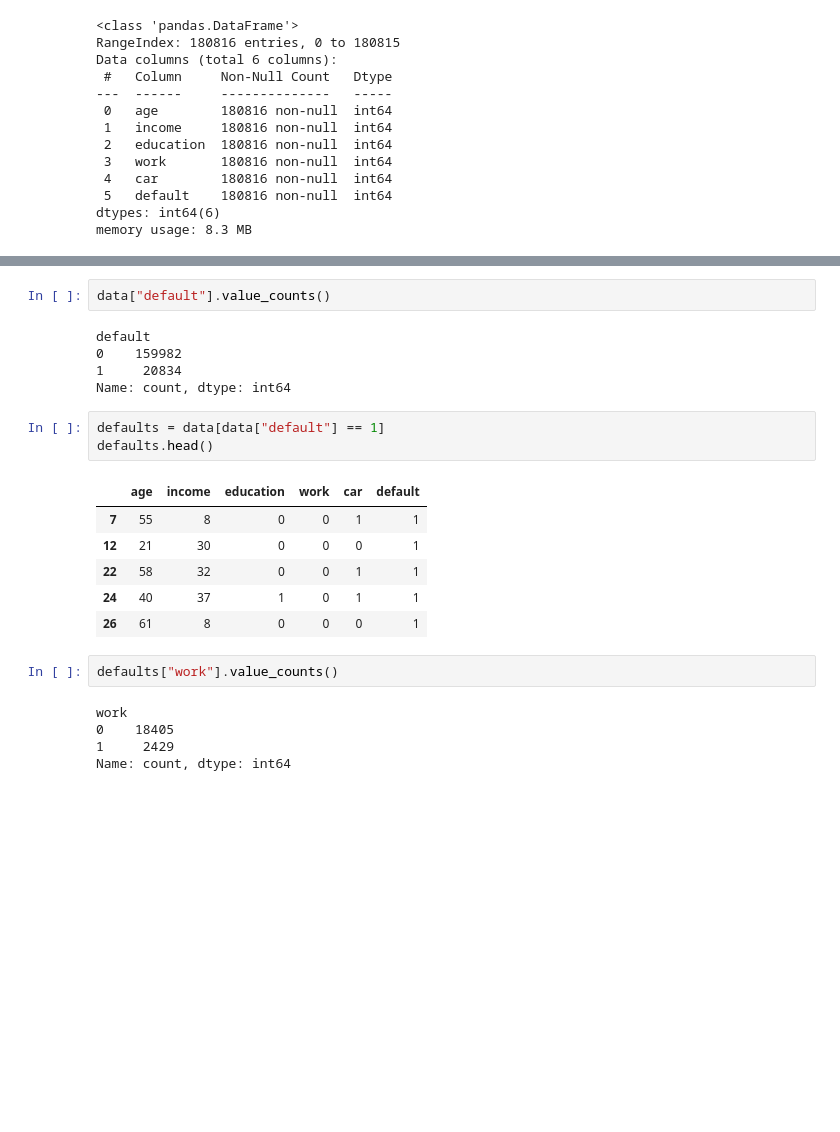
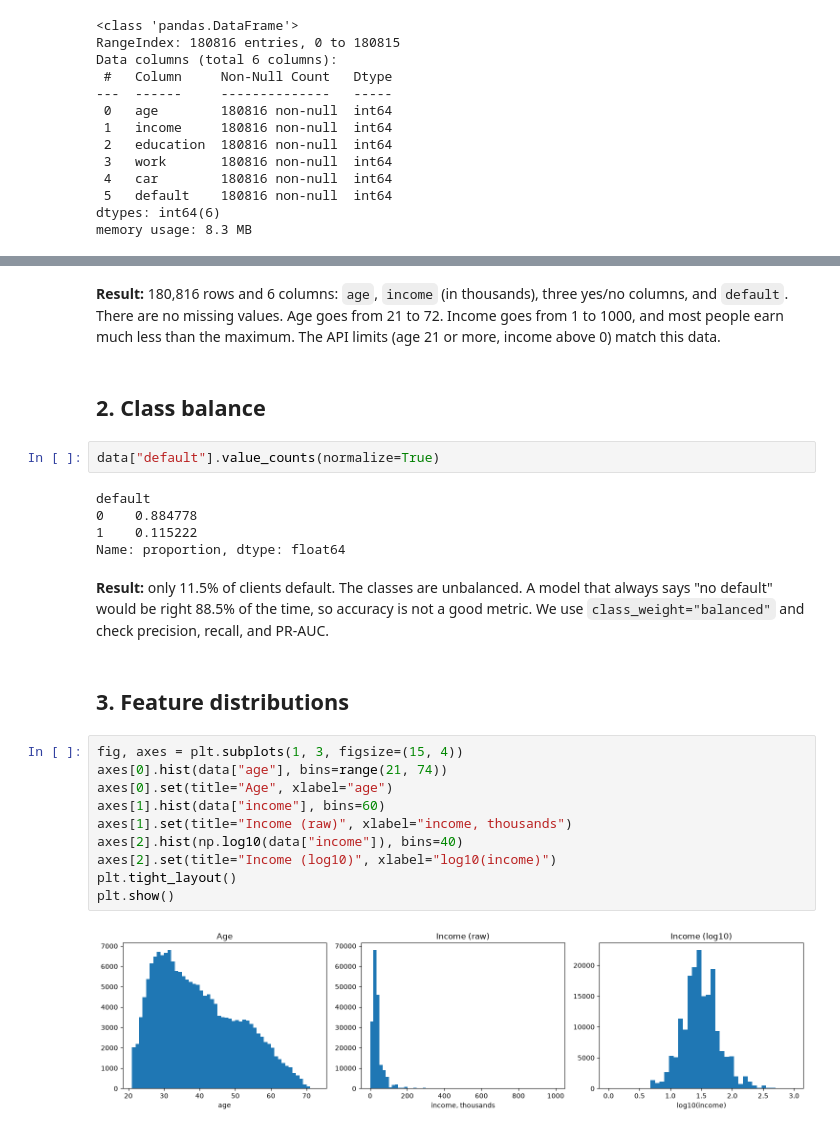
Before and after one commit to yatoenough/credit_scoring, a Jupyter notebook: notebooks/eda.ipynb, the cells around one changed output, grey strips where cells are left out. Cells and saved outputs as stored; diff of their text form; blank space fills up the shorter version.

```diff
--- a/notebooks/eda.ipynb
+++ b/notebooks/eda.ipynb
@@ -31,25 +62,28 @@ memory usage: 8.3 MB
+# %% [markdown]
+**Result:** 180,816 rows and 6 columns: `age`, `income` (in thousands), three yes/no columns, and `default`. There are no missing values. Age goes from 21 to 72. Income goes from 1 to 1000, and most people earn much less than the maximum. The API limits (age 21 or more, income above 0) match this data.
+# %% [markdown]
+## 2. Class balance
 # %%
-data["default"].value_counts()
+data["default"].value_counts(normalize=True)
 # %% [output]
 default
-0    159982
-1     20834
-Name: count, dtype: int64
+0    0.884778
+1    0.115222
+Name: proportion, dtype: float64
-# %%
-defaults = data[data["default"] == 1]
-defaults.head()
-# %% [output]
-|  | age | income | education | work | car | default |
-| 7 | 55 | 8 | 0 | 0 | 1 | 1 |
-| 12 | 21 | 30 | 0 | 0 | 0 | 1 |
-| 22 | 58 | 32 | 0 | 0 | 1 | 1 |
-| 24 | 40 | 37 | 1 | 0 | 1 | 1 |
-| 26 | 61 | 8 | 0 | 0 | 0 | 1 |
-# %%
-defaults["work"].value_counts()
-# %% [output]
-work
-0    18405
-1     2429
-Name: count, dtype: int64
+# %% [markdown]
+**Result:** only 11.5% of clients default. The classes are unbalanced. A model that always says "no default" would be right 88.5% of the time, so accuracy is not a good metric. We use `class_weight="balanced"` and check precision, recall, and PR-AUC.
+# %% [markdown]
+## 3. Feature distributions
+# %%
+fig, axes = plt.subplots(1, 3, figsize=(15, 4))
+axes[0].hist(data["age"], bins=range(21, 74))
+axes[0].set(title="Age", xlabel="age")
+axes[1].hist(data["income"], bins=60)
+axes[1].set(title="Income (raw)", xlabel="income, thousands")
+axes[2].hist(np.log10(data["income"]), bins=40)
+axes[2].set(title="Income (log10)", xlabel="log10(income)")
+plt.tight_layout()
+plt.show()
+# %% [output]
+[figure, added]
 # %%
```
Also changed, not shown: parts of 29 cells of this notebook.
